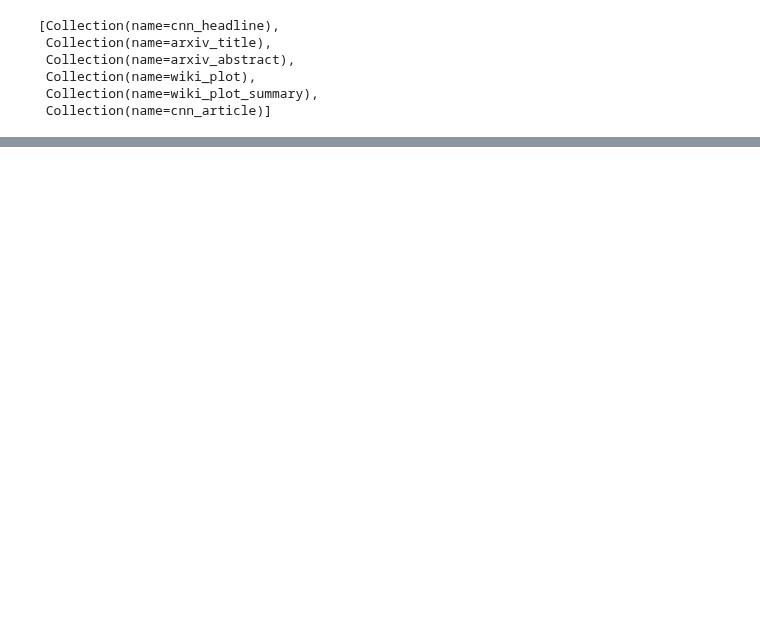
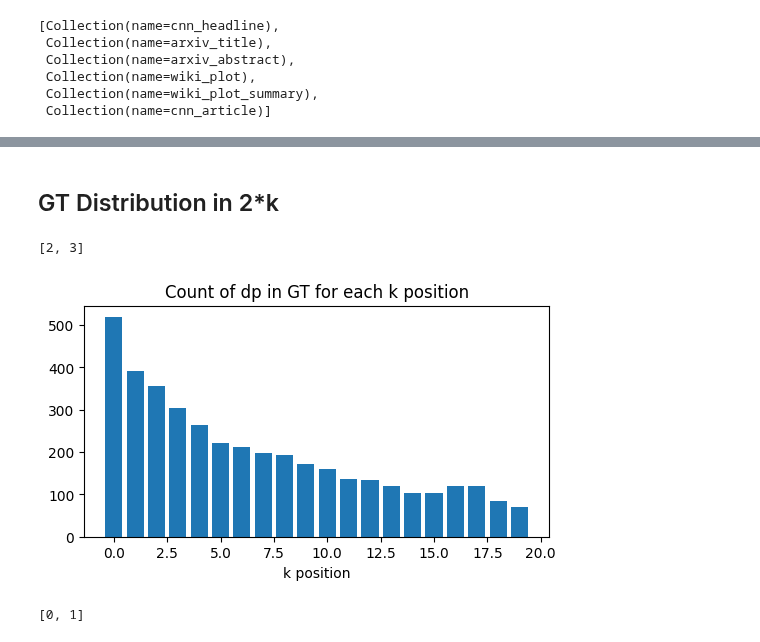
Before and after one commit to zyang37/beyond_vector_search, a Jupyter notebook: notebooks/re_rank.ipynb, the cells around one changed output, grey strips where cells are left out. Cells and saved outputs as stored; diff of their text form; code cells hidden in the pictures; blank space fills up the shorter version.

```diff
--- a/notebooks/re_rank.ipynb
+++ b/notebooks/re_rank.ipynb
@@ -94,0 +96,45 @@ print(g_data.keyword_dict['author:YonghuiLi'])
+# %% [markdown]
+## GT Distribution in 2*k
+# %%
+def find_elements_in_list(elements, l):
+    # find elements in list, return a list of index of l
+    idxs = []
+    for e in elements:
+        if e not in l: continue
+        idx = l.index(e)
+        idxs.append(idx)
+    return idxs
+
+# test
+l = [1, 2, 3, 4, 5]
+elements = [3, 4, 10]
+print(find_elements_in_list(elements, l))
+# %% [output]
+[2, 3]
+# %%
+k = 10
+test_k = k * 2
+
+gt_res = vector_search(coll=gt_coll, text_queries=text_queries, k=k, batch_size=100)
+test_res = vector_search(coll=test_coll, text_queries=text_queries, k=test_k, batch_size=100)
+# %%
+# For each res, For each posistion of k, count the number of dp that is in GT
+
+kpos_count_dict = {}
+
+for res_index, one_t_res in enumerate(test_res):
+    one_gt_res = gt_res[res_index]
+    idxs = find_elements_in_list(one_gt_res, one_t_res)
+    for i in idxs:
+        if i not in kpos_count_dict: kpos_count_dict[i] = 0
+        kpos_count_dict[i] += 1
+
+# plot kpos_count_dict
+fig, ax = plt.subplots(figsize=(6, 3))
+ax.bar(kpos_count_dict.keys(), np.array(list(kpos_count_dict.values()))/1)
+ax.set_xlabel("k position")
+# ax.set_ylabel("Count")
+ax.set_title("Count of dp in GT for each k position")
+plt.show()
+# %% [output]
+[figure, added]
@@ -95,3 +159,15 @@ print(g_data.keyword_dict['author:YonghuiLi'])
+# %%
+query_idx = 10
+tmp_sample = test_res[query_idx]
+tmp_gt_sample = gt_res[query_idx]
+
+# construct metagraph
+mg = construct_metagraph_from_ids(tmp_sample, g_data)
+dp_meta_score = compute_avg_degree_centrality_for_ids(tmp_sample, mg, g_data)
+
+find_elements_in_list(tmp_gt_sample, tmp_sample)
+# %% [output]
+[0, 1]
 # %%
 k = 10
 test_k = k * 2
```
Also changed, not shown: parts of 21 cells of this notebook.
